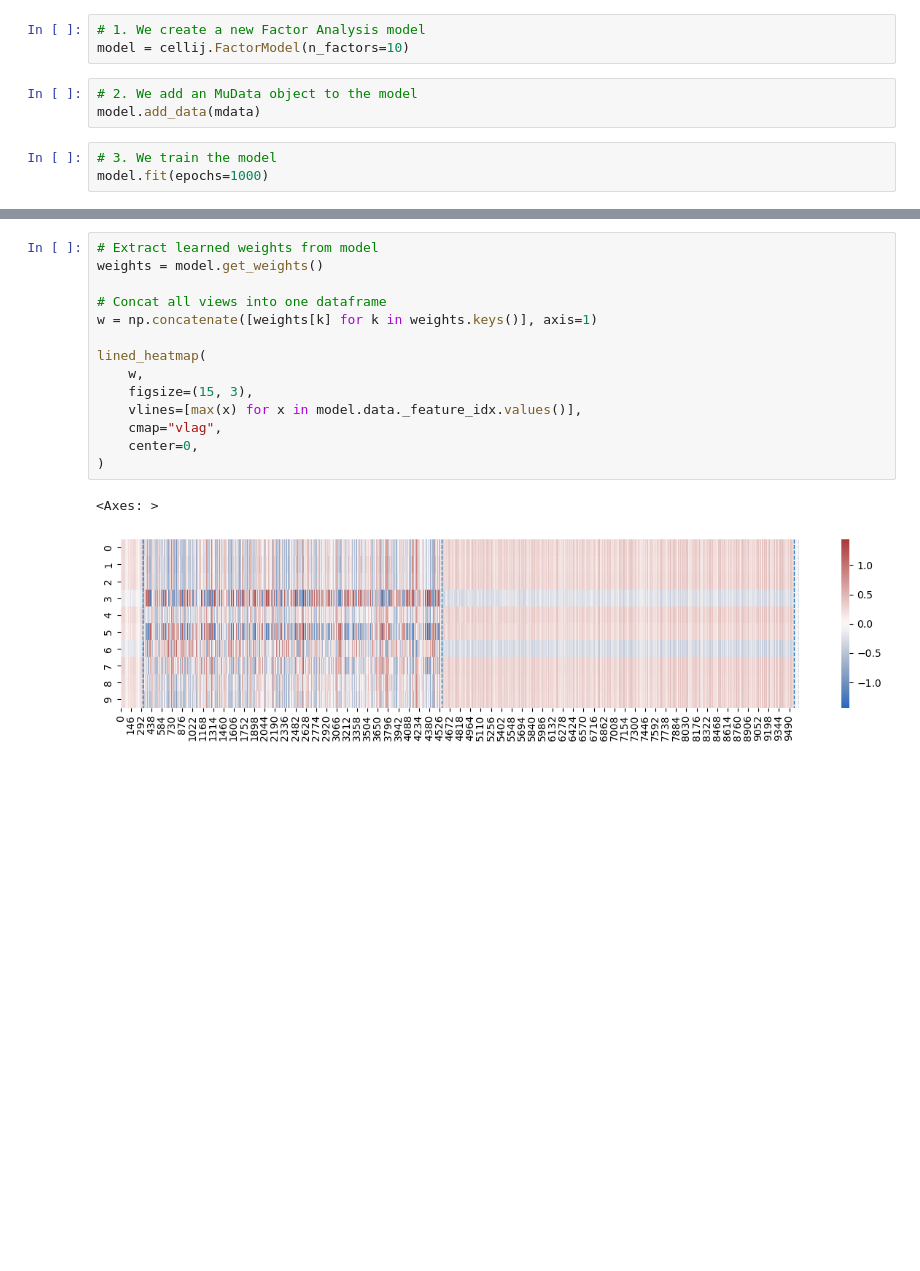
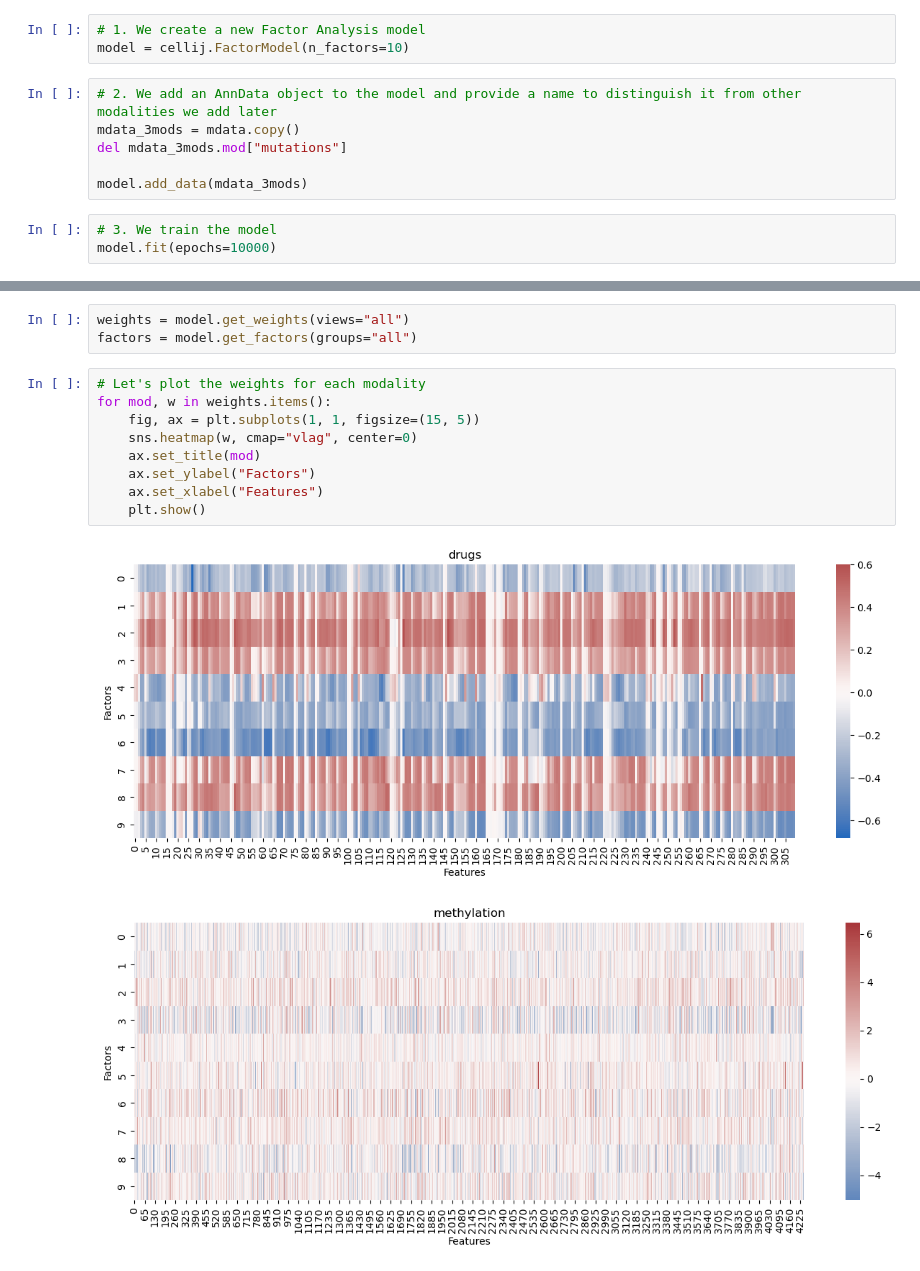
Before and after one commit to bioFAM/cellij-notebooks, a Jupyter notebook: notebooks/example_multi_view.ipynb, the cells around one changed output, grey strips where cells are left out. Drawn from its saved outputs; the diff is of its cells as text; blank space fills up the shorter version.

Commit message:
Added tutorial notebook for multi view data

```diff
--- a/notebooks/example_multi_view.ipynb
+++ b/notebooks/example_multi_view.ipynb
@@ -34,8 +33,11 @@ To make your life simple, we only require you to specify the number of factors.
 # 1. We create a new Factor Analysis model
 model = cellij.FactorModel(n_factors=10)
 # %%
-# 2. We add an MuData object to the model
-model.add_data(mdata)
+# 2. We add an AnnData object to the model and provide a name to distinguish it from other modalities we add later
+mdata_3mods = mdata.copy()
+del mdata_3mods.mod["mutations"]
+
+model.add_data(mdata_3mods)
 # %%
 # 3. We train the model
-model.fit(epochs=1000)
+model.fit(epochs=10000)
@@ -45,20 +51,18 @@ model.fit(epochs=1000)
 To perform downstream analysis, we need to extract the factor loadings and weights from the model.
 We can do this by calling the `get_factors()` and `get_weights()` method.
 This returns a dictionary with the latent factors for each modality.
-# %%
-# Extract learned weights from model
-weights = model.get_weights()
-
-# Concat all views into one dataframe
-w = np.concatenate([weights[k] for k in weights.keys()], axis=1)
-
-lined_heatmap(
-    w,
-    figsize=(15, 3),
-    vlines=[max(x) for x in model.data._feature_idx.values()],
-    cmap="vlag",
-    center=0,
-)
-# %% [output]
-<Axes: >
-[figure, removed]
+# %%
+weights = model.get_weights(views="all")
+factors = model.get_factors(groups="all")
+# %%
+# Let's plot the weights for each modality
+for mod, w in weights.items():
+    fig, ax = plt.subplots(1, 1, figsize=(15, 5))
+    sns.heatmap(w, cmap="vlag", center=0)
+    ax.set_title(mod)
+    ax.set_ylabel("Factors")
+    ax.set_xlabel("Features")
+    plt.show()
+# %% [output]
+[figure, added]
+[figure, added]
```
Also changed, not shown: parts of 14 cells of this notebook.
